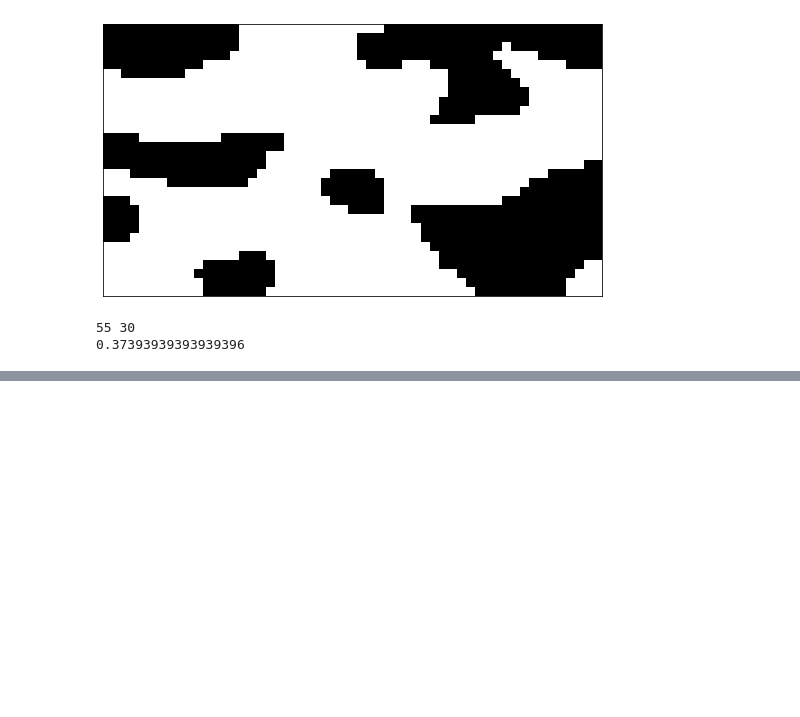
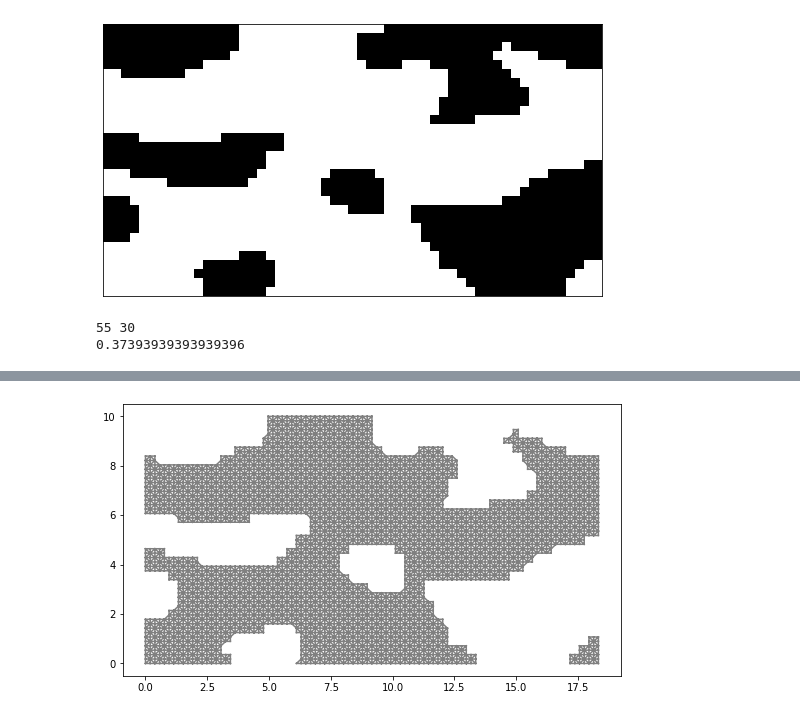
Before and after one commit to pwhuang/RetroPy, a Jupyter notebook: tutorial/1_mesh_generation/mesh_creation_using_pore_image.ipynb, the cells around one changed output, grey strips where cells are left out. Saved outputs shown, nothing was run; the diff lists cells and outputs as text; code cells hidden in the pictures; blank space fills up the shorter version.

```diff
--- a/tutorial/1_mesh_generation/mesh_creation_using_pore_image.ipynb
+++ b/tutorial/1_mesh_generation/mesh_creation_using_pore_image.ipynb
@@ -190,3 +190,12 @@ xdmf_obj = XDMFFile(MPI.comm_world, '../2_flow_simulation/boundary.xdmf')
 #xdmf_obj.write(mesh_2d)
 xdmf_obj.write(boundary_markers)
 xdmf_obj.close()
+# %%
+# Generate mesh without solid domain
+sub_mesh = SubMesh(mesh_2d, cell_markers, 0)
+
+plt.figure(figsize=(10,5))
+plot(sub_mesh)
+plt.show()
+# %% [output]
+[figure, added]
```
Also changed, not shown: parts of 7 cells of this notebook, 3 other files.
